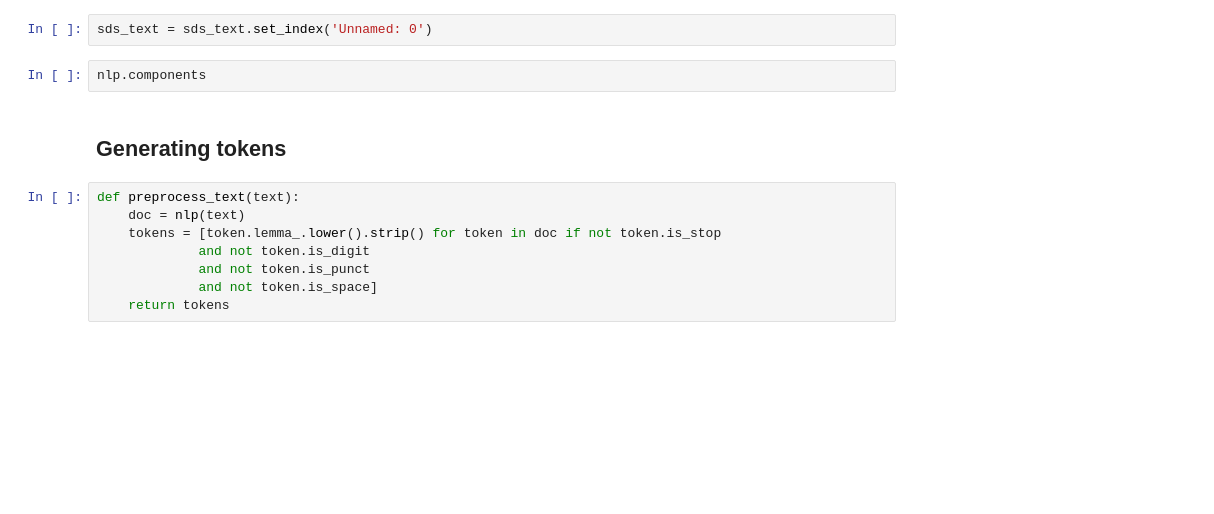
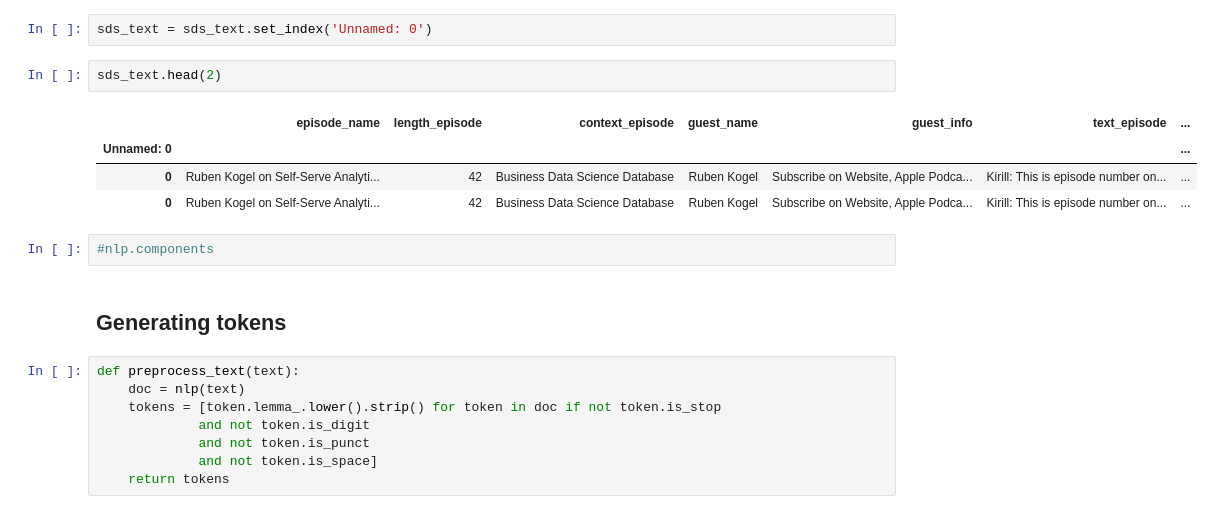
Before and after one commit to ashamaheshwari/SDS_podcast_analysis, a Jupyter notebook: notebooks/NLP_modeling.ipynb, the cells around one changed output. Drawn from its saved outputs; the diff is of its cells as text; blank space fills up the shorter version.

```diff
--- a/notebooks/NLP_modeling.ipynb
+++ b/notebooks/NLP_modeling.ipynb
@@ -12,7 +14,14 @@ sds_text = pd.read_csv('../data/sds_text.csv')
 # %%
 sds_text = sds_text.set_index('Unnamed: 0')
-# %%
-nlp.components
+# %%
+sds_text.head(2)
+# %% [output]
+|  | episode_name | length_episode | context_episode | guest_name | guest_info | text_episode | ... |
+| Unnamed: 0 |  |  |  |  |  |  | ... |
+| 0 | Ruben Kogel on Self-Serve Analyti... | 42 | Business Data Science Database | Ruben Kogel | Subscribe on Website, Apple Podca... | Kirill: This is episode number on... | ... |
+| 0 | Ruben Kogel on Self-Serve Analyti... | 42 | Business Data Science Database | Ruben Kogel | Subscribe on Website, Apple Podca... | Kirill: This is episode number on... | ... |
+# %%
+#nlp.components
 # %% [markdown]
 ## Generating tokens
 # %%
```
Also changed, not shown: parts of 33 cells of this notebook, 4 other files.
